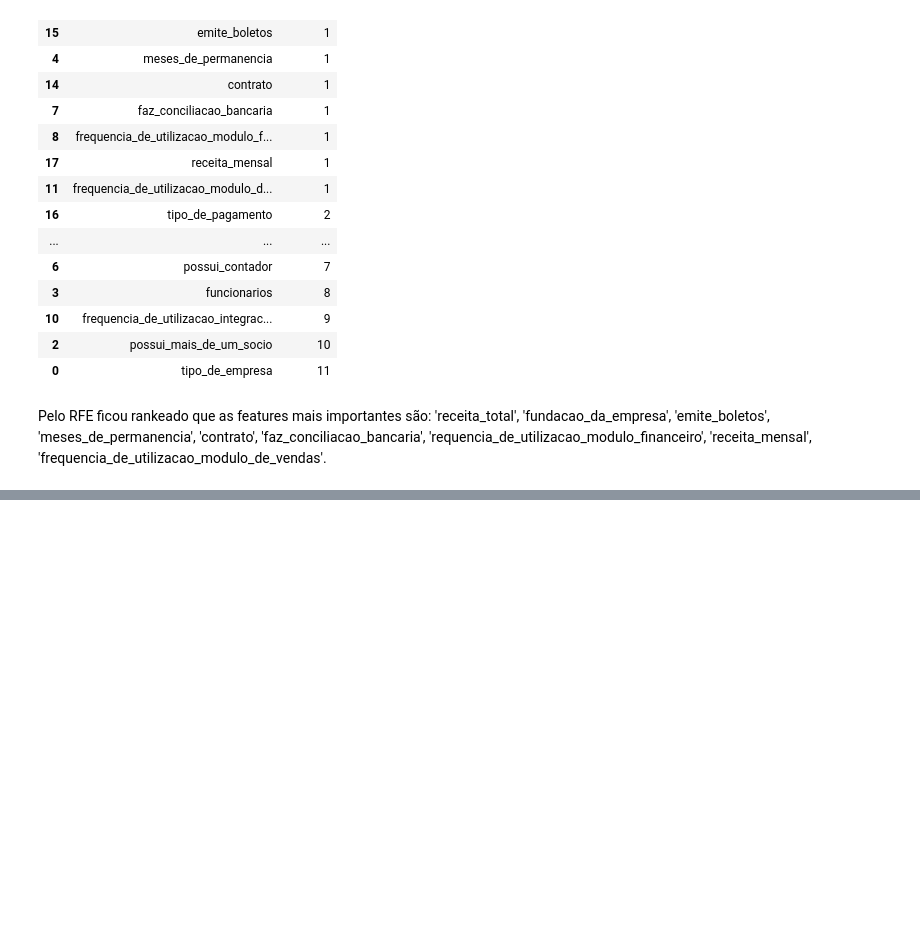
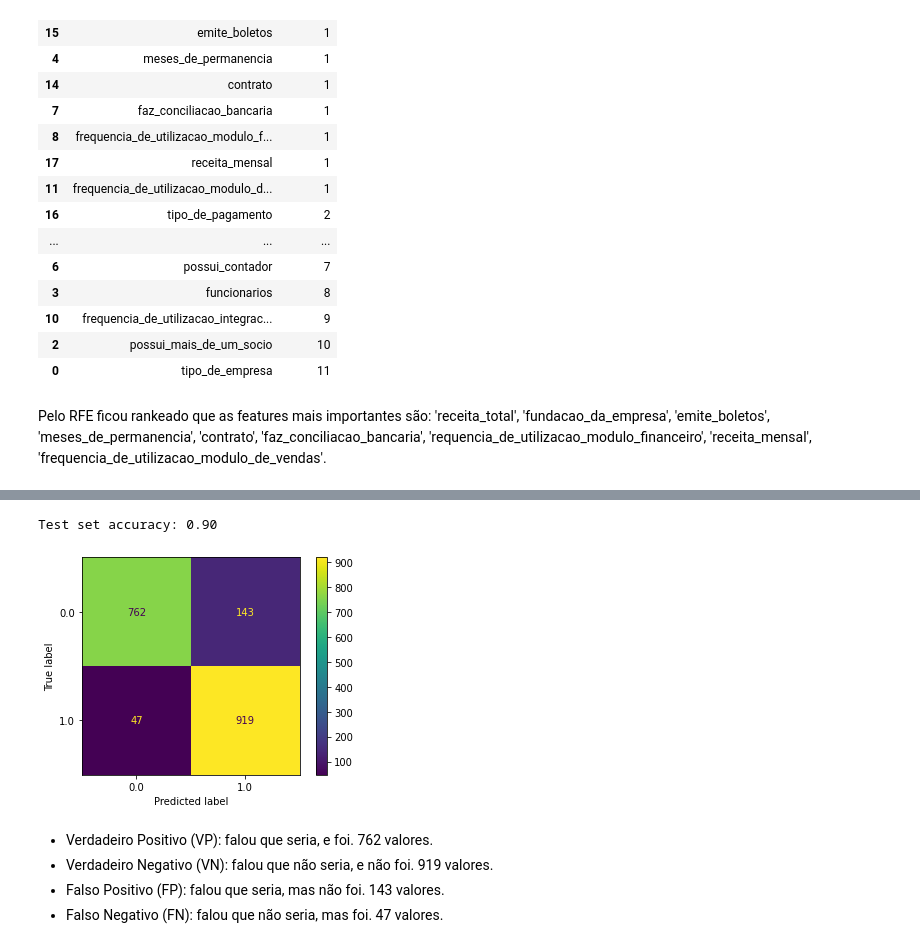
Before and after one commit to GuilhermeDumam/Desafio_Conta_Azul, a Jupyter notebook: desafio_conta_azul.ipynb, the cells around one changed output, grey strips where cells are left out. Saved outputs shown, nothing was run; the diff lists cells and outputs as text; code cells hidden in the pictures; blank space fills up the shorter version.

```diff
--- a/desafio_conta_azul.ipynb
+++ b/desafio_conta_azul.ipynb
@@ -488,0 +588,18 @@ Pelo RFE ficou rankeado que as features mais importantes são:
+# %%
+y_pred = dt.predict(X_test)
+
+acc = accuracy_score(y_test, y_pred)
+print("Test set accuracy: {:.2f} \n".format(acc))
+
+plot_confusion_matrix(dt, X_test, y_test)
+plt.show()
+# %% [output]
+Test set accuracy: 0.90
+[figure, added]
+# %% [markdown]
+
+
+*   Verdadeiro Positivo (VP): falou que seria, e foi.  762 valores.
+*   Verdadeiro Negativo (VN): falou que não seria, e não foi. 919 valores.
+*   Falso Positivo (FP): falou que seria, mas não foi. 143 valores.
+*   Falso Negativo (FN): falou que não seria, mas foi. 47 valores.
```
Also changed, not shown: parts of 21 cells of this notebook.
